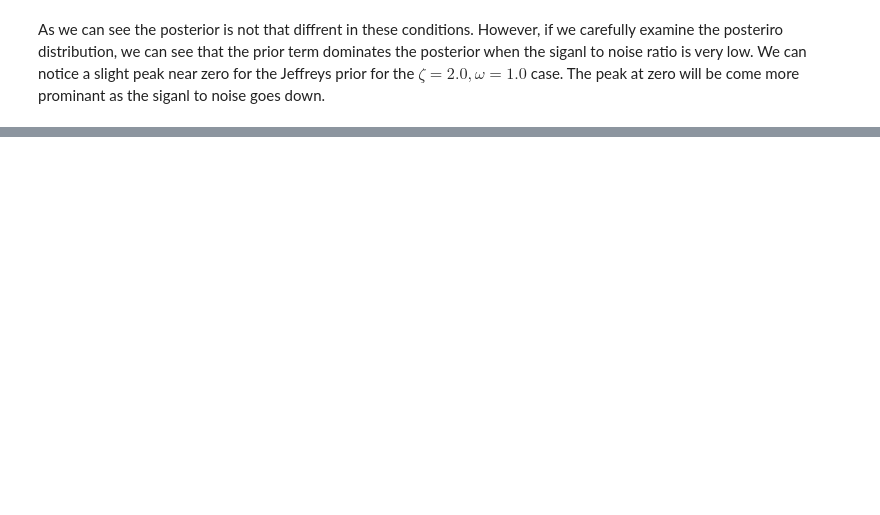
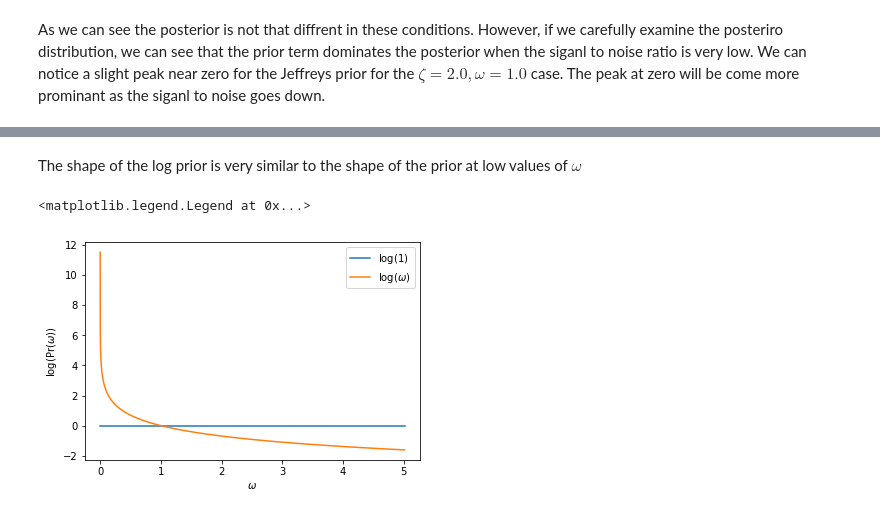
Before and after one commit to tbs1980/research-covariance-matrix-estimation, a Jupyter notebook: notes/univariate_gaussian/jupyter/2017_09_10_univariate_gaussian.ipynb, the cells around one changed output, grey strips where cells are left out. Cells and saved outputs as stored; diff of their text form; code cells hidden in the pictures; blank space fills up the shorter version.

```diff
--- a/notes/univariate_gaussian/jupyter/2017_09_10_univariate_gaussian.ipynb
+++ b/notes/univariate_gaussian/jupyter/2017_09_10_univariate_gaussian.ipynb
@@ -72,0 +92,14 @@ plt.legend(loc=0)
+# %% [markdown]
+The shape of the log prior is very similar to the shape of the prior at low values of $\omega$
+# %%
+o = np.logspace(-5, 0.7, 1000)
+log_prior_u = -np.log(np.ones(len(o)))
+log_prior_j = -np.log(o)
+plt.plot(o, log_prior_u, label=r"$\log(1)$")
+plt.plot(o, log_prior_j, label=r"$\log(\omega)$")
+plt.xlabel(r"$\omega$")
+plt.ylabel(r"$\log(\Pr(\omega))$")
+plt.legend()
+# %% [output]
+<matplotlib.legend.Legend at 0x...>
+[figure, added]
```
Also changed, not shown: parts of 7 cells of this notebook, 2 other files.
